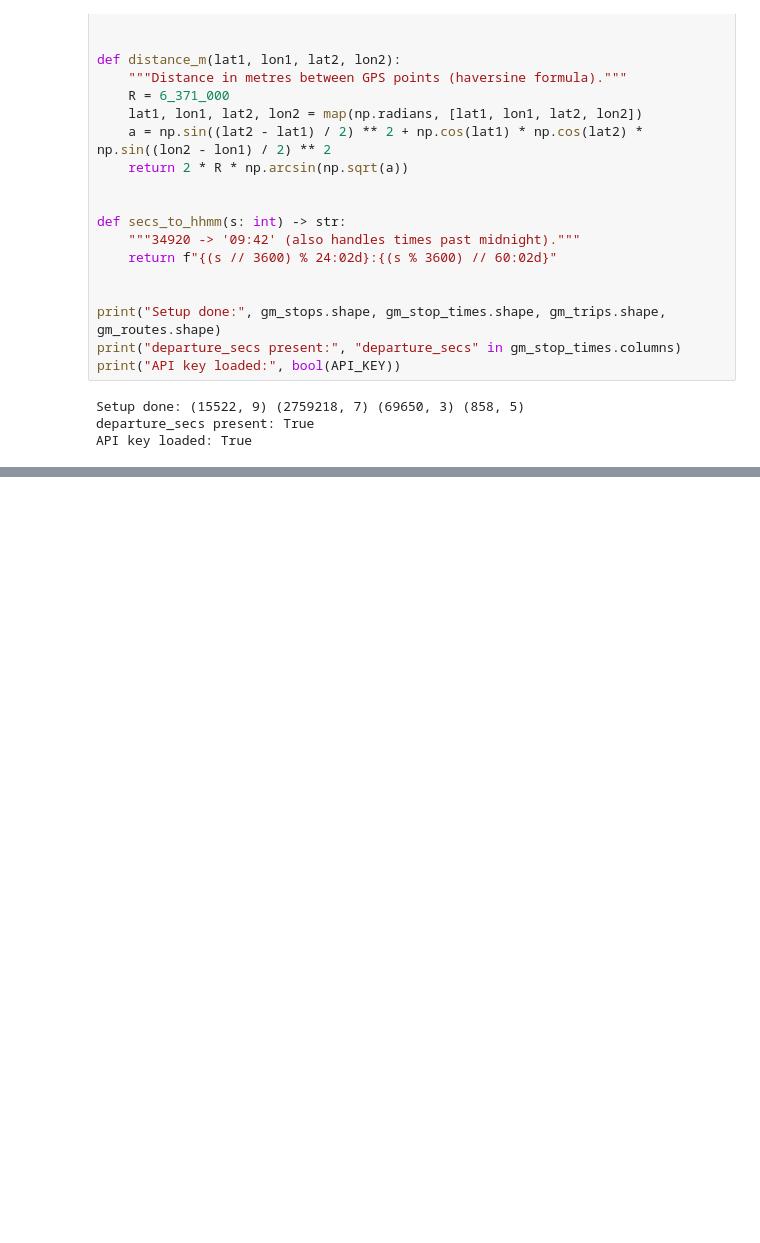
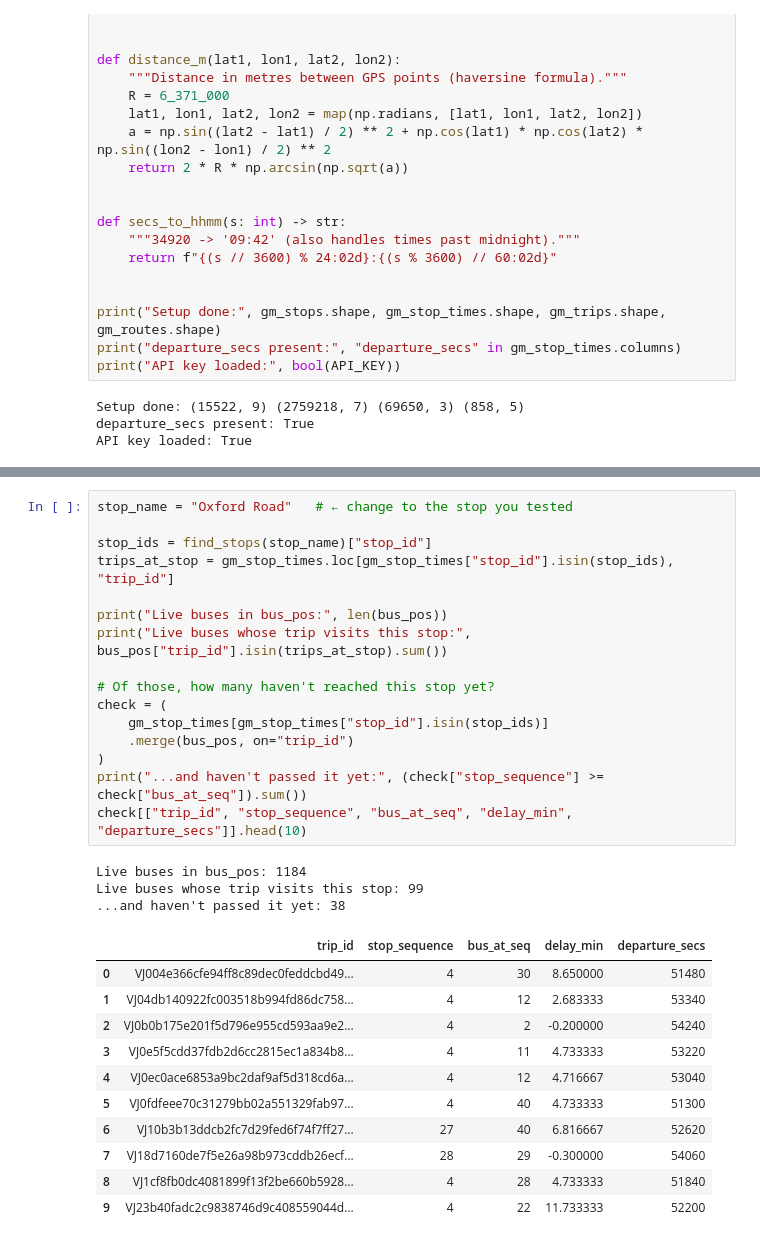
Before and after one commit to kaushaltatkare/manchester-bus-tracker, a Jupyter notebook: notebooks/01_explore_stops.ipynb, the cells around one changed output, grey strips where cells are left out. Cells and saved outputs as stored; diff of their text form; blank space fills up the shorter version.

```diff
--- a/notebooks/01_explore_stops.ipynb
+++ b/notebooks/01_explore_stops.ipynb
@@ -824,0 +825,31 @@ live_departures("Piccadilly Gardens", bus_pos)
+# %%
+stop_name = "Oxford Road"   # ← change to the stop you tested
+
+stop_ids = find_stops(stop_name)["stop_id"]
+trips_at_stop = gm_stop_times.loc[gm_stop_times["stop_id"].isin(stop_ids), "trip_id"]
+
+print("Live buses in bus_pos:", len(bus_pos))
+print("Live buses whose trip visits this stop:", bus_pos["trip_id"].isin(trips_at_stop).sum())
+
+# Of those, how many haven't reached this stop yet?
+check = (
+    gm_stop_times[gm_stop_times["stop_id"].isin(stop_ids)]
+    .merge(bus_pos, on="trip_id")
+)
+print("...and haven't passed it yet:", (check["stop_sequence"] >= check["bus_at_seq"]).sum())
+check[["trip_id", "stop_sequence", "bus_at_seq", "delay_min", "departure_secs"]].head(10)
+# %% [output]
+Live buses in bus_pos: 1184
+Live buses whose trip visits this stop: 99
+...and haven't passed it yet: 38
+|  | trip_id | stop_sequence | bus_at_seq | delay_min | departure_secs |
+| 0 | VJ004e366cfe94ff8c89dec0feddcbd49... | 4 | 30 | 8.650000 | 51480 |
+| 1 | VJ04db140922fc003518b994fd86dc758... | 4 | 12 | 2.683333 | 53340 |
+| 2 | VJ0b0b175e201f5d796e955cd593aa9e2... | 4 | 2 | -0.200000 | 54240 |
+| 3 | VJ0e5f5cdd37fdb2d6cc2815ec1a834b8... | 4 | 11 | 4.733333 | 53220 |
+| 4 | VJ0ec0ace6853a9bc2daf9af5d318cd6a... | 4 | 12 | 4.716667 | 53040 |
+| 5 | VJ0fdfeee70c31279bb02a551329fab97... | 4 | 40 | 4.733333 | 51300 |
+| 6 | VJ10b3b13ddcb2fc7d29fed6f74f7ff27... | 27 | 40 | 6.816667 | 52620 |
+| 7 | VJ18d7160de7f5e26a98b973cddb26ecf... | 28 | 29 | -0.300000 | 54060 |
+| 8 | VJ1cf8fb0dc4081899f13f2be660b5928... | 4 | 28 | 4.733333 | 51840 |
+| 9 | VJ23b40fadc2c9838746d9c408559044d... | 4 | 22 | 11.733333 | 52200 |
```
Also changed, not shown: parts of 6 cells of this notebook.
